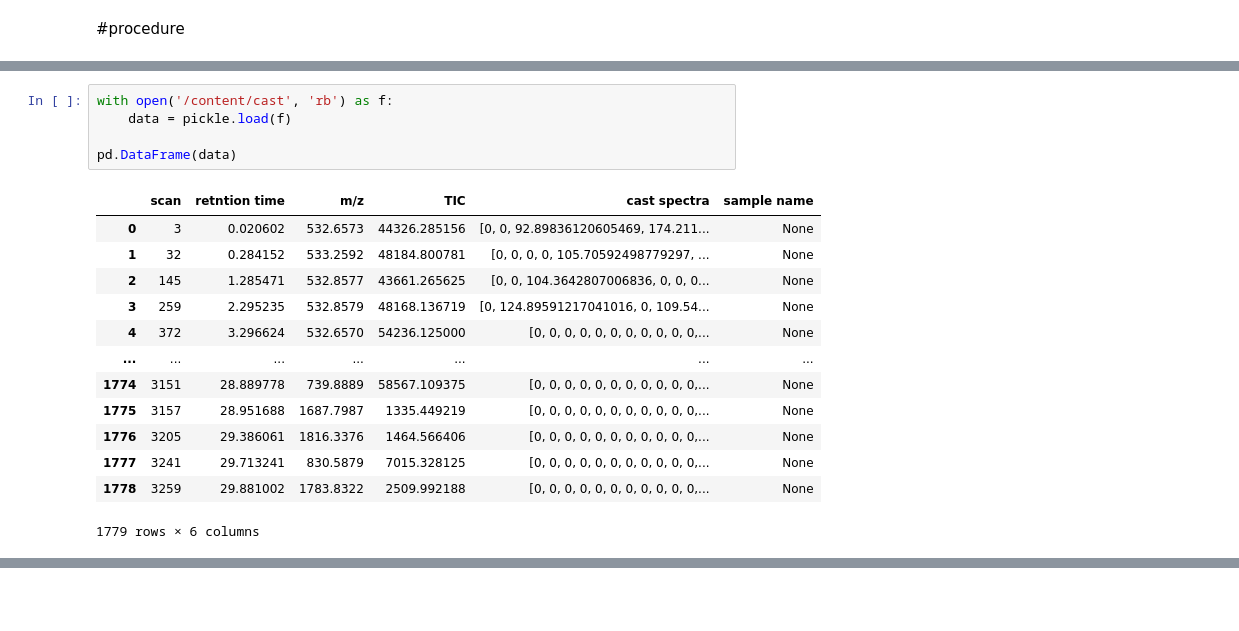
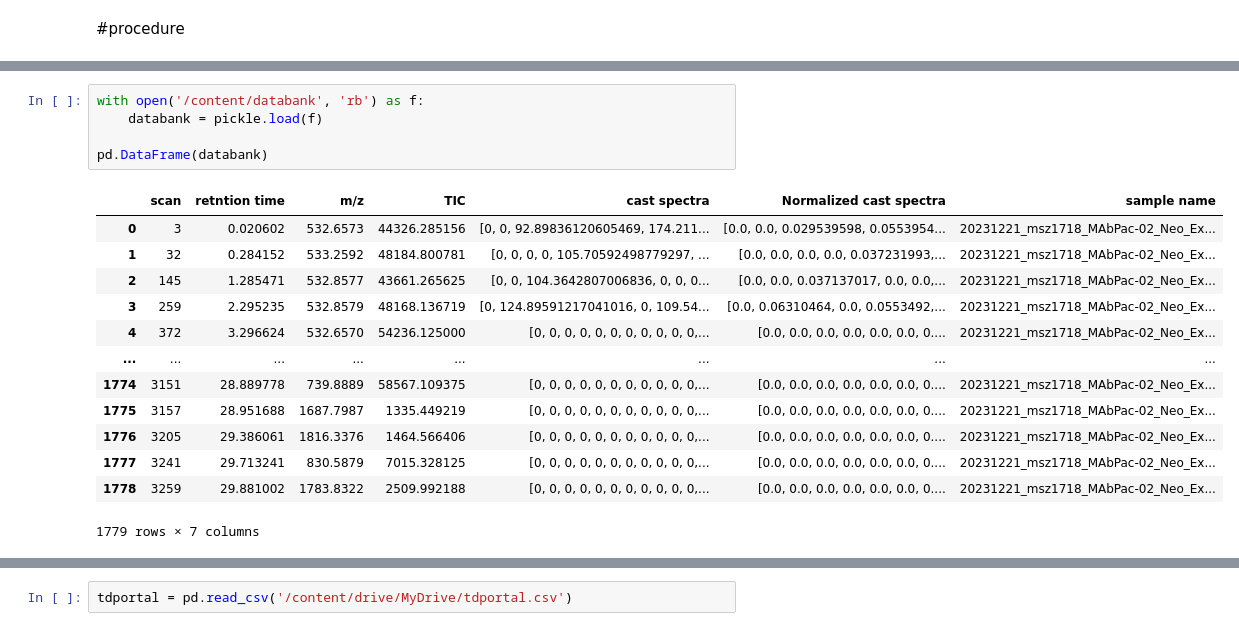
Before and after one commit to benjaminnigjeh/automated_data_mining, a Jupyter notebook: automated_datamining.ipynb, the cells around one changed output, grey strips where cells are left out. Saved outputs shown, nothing was run; the diff lists cells and outputs as text; blank space fills up the shorter version.

```diff
--- a/automated_datamining.ipynb
+++ b/automated_datamining.ipynb
@@ -73,21 +124,21 @@ casting(file_path, cast_path)
 # %% [output]
 Scan processing complete!
 # %%
-with open('/content/cast', 'rb') as f:
-    data = pickle.load(f)
+with open('/content/databank', 'rb') as f:
+    databank = pickle.load(f)
 
-pd.DataFrame(data)
+pd.DataFrame(databank)
 # %% [output]
-|  | scan | retntion time | m/z | TIC | cast spectra | sample name |
-| 0 | 3 | 0.020602 | 532.6573 | 44326.285156 | [0, 0, 92.89836120605469, 174.211... | None |
-| 1 | 32 | 0.284152 | 533.2592 | 48184.800781 | [0, 0, 0, 0, 105.70592498779297, ... | None |
-| 2 | 145 | 1.285471 | 532.8577 | 43661.265625 | [0, 0, 104.3642807006836, 0, 0, 0... | None |
-| 3 | 259 | 2.295235 | 532.8579 | 48168.136719 | [0, 124.89591217041016, 0, 109.54... | None |
-| 4 | 372 | 3.296624 | 532.6570 | 54236.125000 | [0, 0, 0, 0, 0, 0, 0, 0, 0, 0, 0,... | None |
-| ... | ... | ... | ... | ... | ... | ... |
-| 1774 | 3151 | 28.889778 | 739.8889 | 58567.109375 | [0, 0, 0, 0, 0, 0, 0, 0, 0, 0, 0,... | None |
-| 1775 | 3157 | 28.951688 | 1687.7987 | 1335.449219 | [0, 0, 0, 0, 0, 0, 0, 0, 0, 0, 0,... | None |
-| 1776 | 3205 | 29.386061 | 1816.3376 | 1464.566406 | [0, 0, 0, 0, 0, 0, 0, 0, 0, 0, 0,... | None |
-| 1777 | 3241 | 29.713241 | 830.5879 | 7015.328125 | [0, 0, 0, 0, 0, 0, 0, 0, 0, 0, 0,... | None |
-| 1778 | 3259 | 29.881002 | 1783.8322 | 2509.992188 | [0, 0, 0, 0, 0, 0, 0, 0, 0, 0, 0,... | None |
+|  | scan | retntion time | m/z | TIC | cast spectra | Normalized cast spectra | sample name |
+| 0 | 3 | 0.020602 | 532.6573 | 44326.285156 | [0, 0, 92.89836120605469, 174.211... | [0.0, 0.0, 0.029539598, 0.0553954... | 20231221_msz1718_MAbPac-02_Neo_Ex... |
+| 1 | 32 | 0.284152 | 533.2592 | 48184.800781 | [0, 0, 0, 0, 105.70592498779297, ... | [0.0, 0.0, 0.0, 0.0, 0.037231993,... | 20231221_msz1718_MAbPac-02_Neo_Ex... |
+| 2 | 145 | 1.285471 | 532.8577 | 43661.265625 | [0, 0, 104.3642807006836, 0, 0, 0... | [0.0, 0.0, 0.037137017, 0.0, 0.0,... | 20231221_msz1718_MAbPac-02_Neo_Ex... |
+| 3 | 259 | 2.295235 | 532.8579 | 48168.136719 | [0, 124.89591217041016, 0, 109.54... | [0.0, 0.06310464, 0.0, 0.0553492,... | 20231221_msz1718_MAbPac-02_Neo_Ex... |
+| 4 | 372 | 3.296624 | 532.6570 | 54236.125000 | [0, 0, 0, 0, 0, 0, 0, 0, 0, 0, 0,... | [0.0, 0.0, 0.0, 0.0, 0.0, 0.0, 0.... | 20231221_msz1718_MAbPac-02_Neo_Ex... |
+| ... | ... | ... | ... | ... | ... | ... | ... |
+| 1774 | 3151 | 28.889778 | 739.8889 | 58567.109375 | [0, 0, 0, 0, 0, 0, 0, 0, 0, 0, 0,... | [0.0, 0.0, 0.0, 0.0, 0.0, 0.0, 0.... | 20231221_msz1718_MAbPac-02_Neo_Ex... |
+| 1775 | 3157 | 28.951688 | 1687.7987 | 1335.449219 | [0, 0, 0, 0, 0, 0, 0, 0, 0, 0, 0,... | [0.0, 0.0, 0.0, 0.0, 0.0, 0.0, 0.... | 20231221_msz1718_MAbPac-02_Neo_Ex... |
+| 1776 | 3205 | 29.386061 | 1816.3376 | 1464.566406 | [0, 0, 0, 0, 0, 0, 0, 0, 0, 0, 0,... | [0.0, 0.0, 0.0, 0.0, 0.0, 0.0, 0.... | 20231221_msz1718_MAbPac-02_Neo_Ex... |
+| 1777 | 3241 | 29.713241 | 830.5879 | 7015.328125 | [0, 0, 0, 0, 0, 0, 0, 0, 0, 0, 0,... | [0.0, 0.0, 0.0, 0.0, 0.0, 0.0, 0.... | 20231221_msz1718_MAbPac-02_Neo_Ex... |
+| 1778 | 3259 | 29.881002 | 1783.8322 | 2509.992188 | [0, 0, 0, 0, 0, 0, 0, 0, 0, 0, 0,... | [0.0, 0.0, 0.0, 0.0, 0.0, 0.0, 0.... | 20231221_msz1718_MAbPac-02_Neo_Ex... |
-1779 rows × 6 columns
+1779 rows × 7 columns
@@ -94,0 +145,2 @@ WARNING: Runtime no longer has a reference to this dataframe, please re-run this
+# %%
+tdportal = pd.read_csv('/content/drive/MyDrive/tdportal.csv')
```
Also changed, not shown: parts of 7 cells of this notebook.
